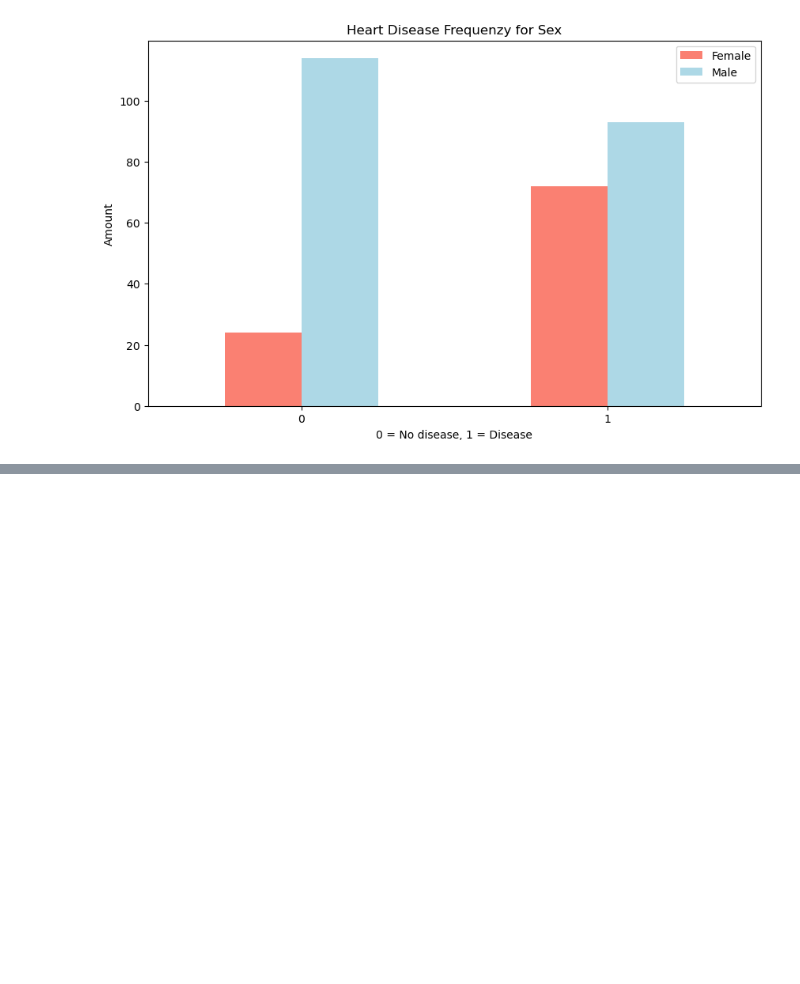
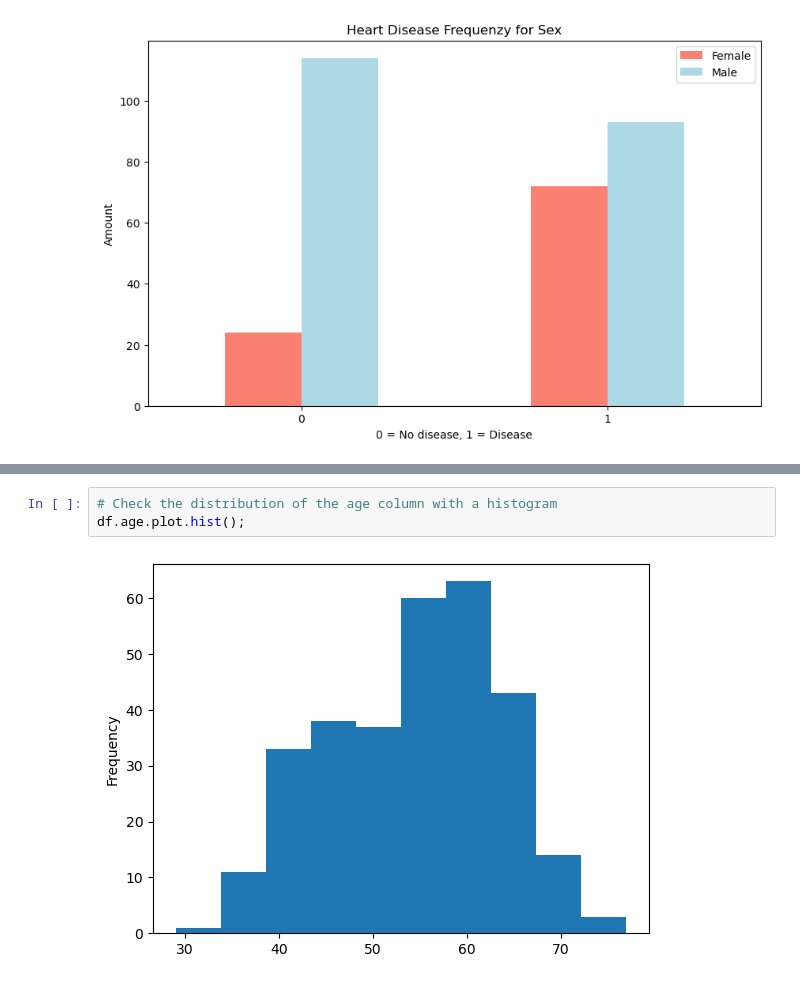
Before and after one commit to mattiasbarth/heart-disease-classification, a Jupyter notebook: end-to-end-heart-disease-classification.ipynb, the cells around one changed output, grey strips where cells are left out. Cells and saved outputs as stored; diff of their text form; blank space fills up the shorter version.

```diff
--- a/end-to-end-heart-disease-classification.ipynb
+++ b/end-to-end-heart-disease-classification.ipynb
@@ -199,0 +223,5 @@ plt.xticks(rotation=0);
+# %%
+# Check the distribution of the age column with a histogram
+df.age.plot.hist();
+# %% [output]
+[figure, added]
```
Also changed, not shown: parts of 8 cells of this notebook.
